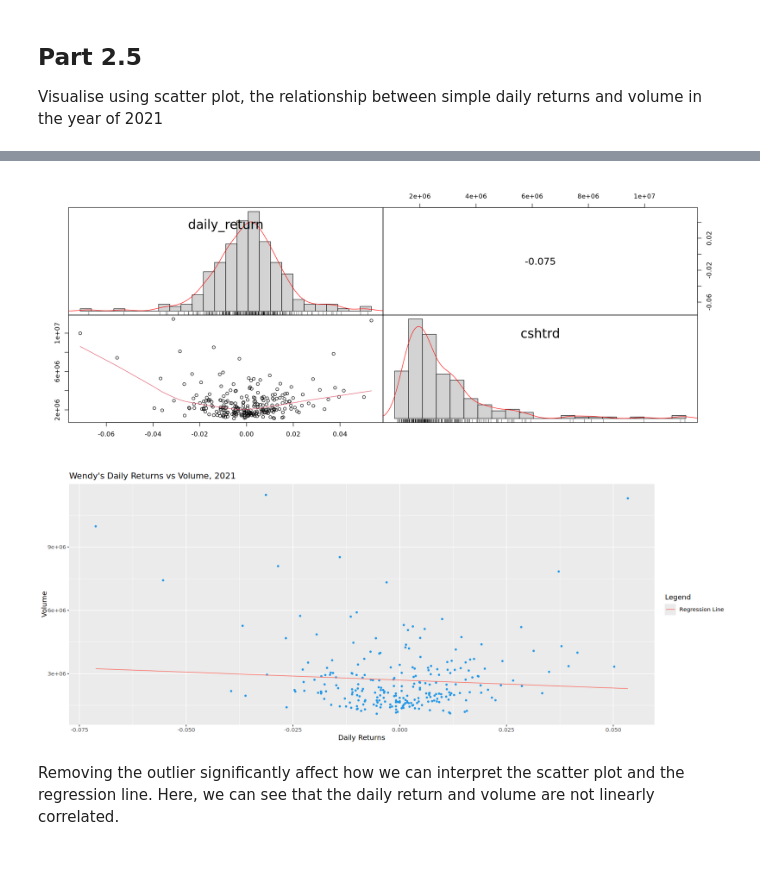
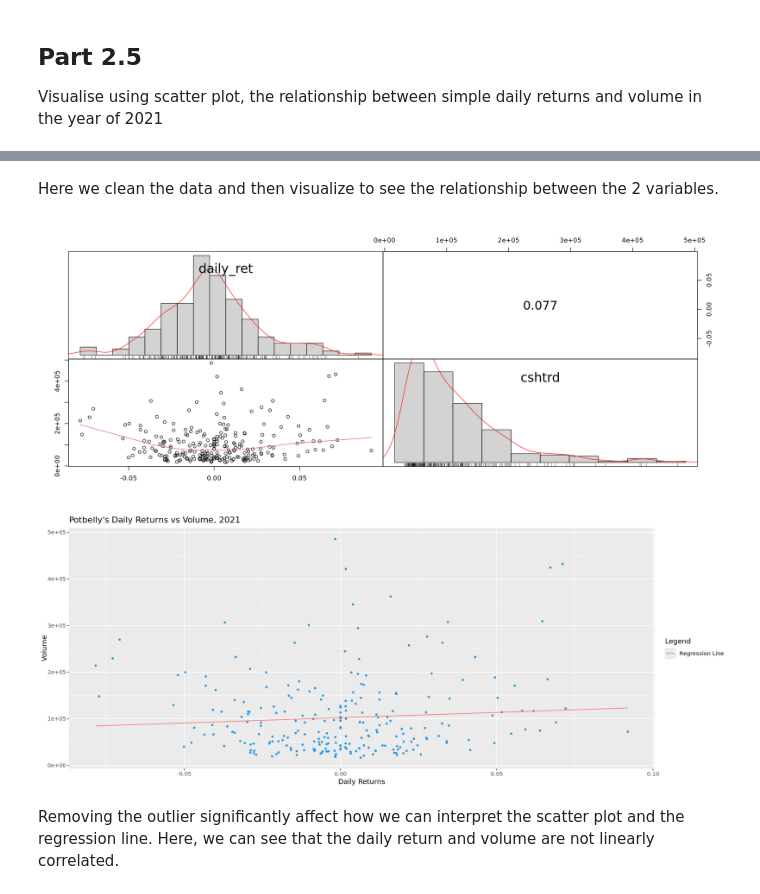
Before and after one commit to LiamHoogstad/Apps_R_HW1, a Jupyter notebook: MAIN_FILE.ipynb, the cells around one changed output, grey strips where cells are left out. Drawn from its saved outputs; the diff is of its cells as text; code cells hidden in the pictures; blank space fills up the shorter version.

```diff
--- a/MAIN_FILE.ipynb
+++ b/MAIN_FILE.ipynb
@@ -738,0 +716,15 @@ From the above chart, we observed that:
+# %%
+data_potbelly_2021 <- filter(data_potbelly, year == 2021)
+chart.Correlation(select(data_potbelly_2021, daily_ret, cshtrd))
+
+lm_ret_vol <- lm(formula= cshtrd ~ daily_ret, data = data_potbelly_2021)
+
+data_potbelly_2021 <- na.omit(data_potbelly_2021)
+data_potbelly_2021$model_prediction <- predict(lm_ret_vol)
+
+ggplot(data_potbelly_2021, aes(x = daily_ret, y = cshtrd)) + # this is main data
+    geom_point(size=1, color = 4) +                       # this is scatter plot of above data
+    geom_line(aes(x = daily_ret, y = model_prediction, colour = "Regression Line")) +
+    labs(title = "Potbelly's Daily Returns vs Volume, 2021",
+        x = "Daily Returns", y = "Volume",
+        colour = "Legend",)
@@ -753,22 +778,23 @@ A data.frame: 6 × 19
+# %% [markdown]
+Here we clean the data and then visualize to see the relationship between the 2 variables.
 # %%
-data_wendy_2021_clean <- filter(data_wendy_2021, cshtrd < 15000000)
-chart.Correlation(select(data_wendy_2021_clean, daily_return, cshtrd))
+data_potbelly_2021_clean <- filter(data_potbelly_2021, cshtrd < 750000, daily_ret < 0.1, daily_ret > -0.8)
+chart.Correlation(select(data_potbelly_2021_clean, daily_ret, cshtrd))
 
-lm_ret_vol_2 <- lm(formula= cshtrd ~ daily_return, data = data_wendy_2021_clean)
+lm_ret_vol_2 <- lm(formula= cshtrd ~ daily_ret, data = data_potbelly_2021_clean)
 
-data_wendy_2021_clean <- na.omit(data_wendy_2021_clean)
-data_wendy_2021_clean$model_prediction <- predict(lm_ret_vol_2)
+data_potbelly_2021_clean <- na.omit(data_potbelly_2021_clean)
+data_potbelly_2021_clean$model_prediction <- predict(lm_ret_vol_2)
 
-#options(repr.plot.width = 10, repr.plot.height = 7)
-ggplot(data_wendy_2021_clean, aes(x = daily_return, y = cshtrd)) + # this is main data
+ggplot(data_potbelly_2021_clean, aes(x = daily_ret, y = cshtrd)) + # this is main data
     geom_point(size=1, color = 4) +                             # this is scatter plot of above data
-    geom_line(aes(x = daily_return, y = model_prediction, colour = "Regression Line")) +
-    labs(title = "Wendy's Daily Returns vs Volume, 2021",
+    geom_line(aes(x = daily_ret, y = model_prediction, colour = "Regression Line")) +
+    labs(title = "Potbelly's Daily Returns vs Volume, 2021",
         x = "Daily Returns", y = "Volume",
         colour = "Legend",)
 # %% [output]
-[figure, old version]
+[figure, new version]
-[figure, old version]
+[figure, new version]
 # %% [markdown]
 Removing the outlier significantly affect how we can interpret the scatter plot and the regression line.
 Here, we can see that the daily return and volume are not linearly correlated.
```
Also changed, not shown: parts of 10 cells of this notebook.
